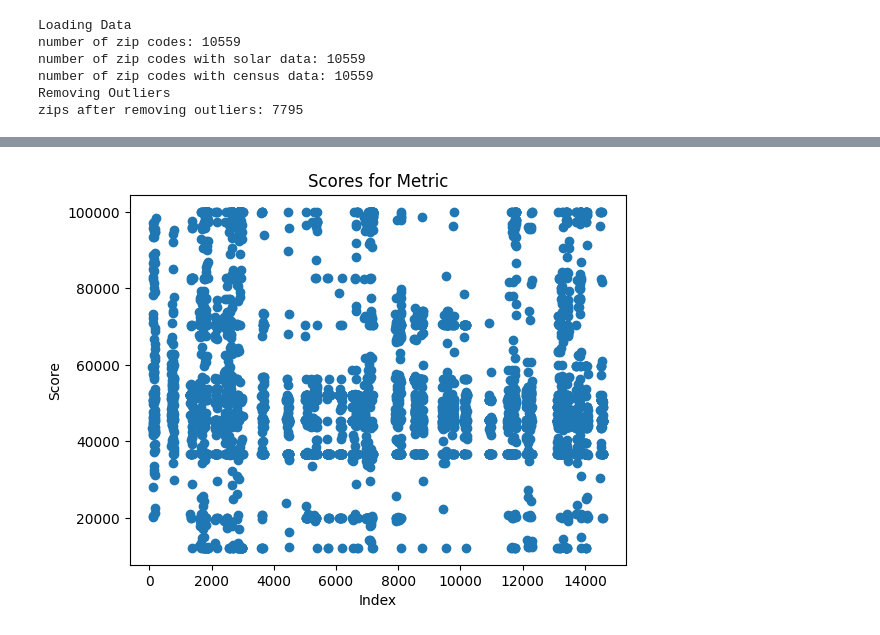
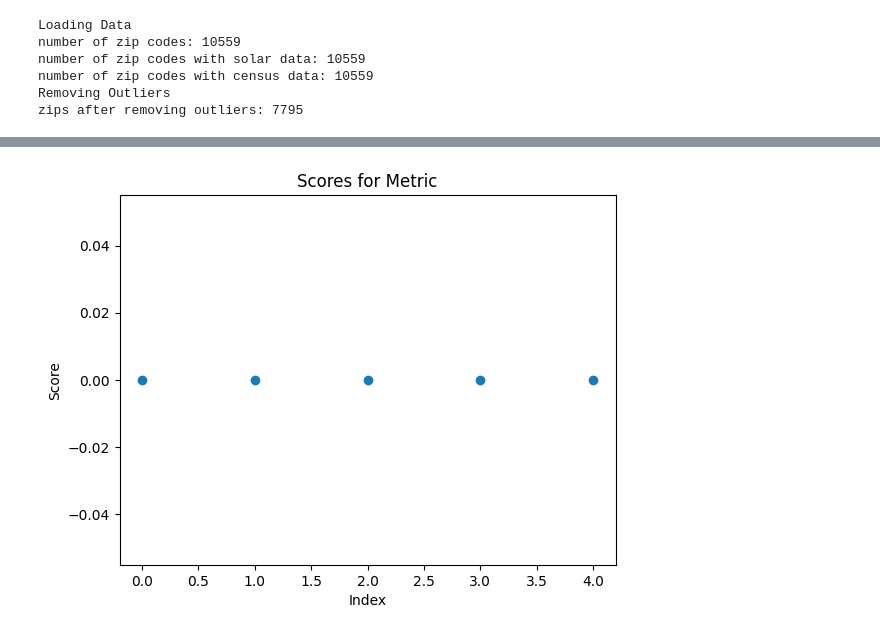
Before and after one commit to escapeprograms/SunSight, a Jupyter notebook: Visualization/neat_visualize.ipynb, the cells around one changed output, grey strips where cells are left out. Drawn from its saved outputs; the diff is of its cells as text; code cells hidden in the pictures.

Commit message:
Improved Visualization Tools, Lexicase implementation

```diff
--- a/Visualization/neat_visualize.ipynb
+++ b/Visualization/neat_visualize.ipynb
@@ -54,12 +66,10 @@ df.describe()
 # %%
 
-df_metric1 = df[df["Metric"] == 4]
-
 # Plot the scores for Metric1
-plt.scatter(df_metric1.index, df_metric1["Score"], marker='o')
+plt.scatter(list(range(len(fitness_data))), fitness_data, marker='o')
 plt.xlabel("Index")
 plt.ylabel("Score")
 plt.title("Scores for Metric")
 plt.show()
 # %% [output]
-[figure, old version]
+[figure, new version]
```
Also changed, not shown: parts of 2 cells of this notebook, 9 other files.
